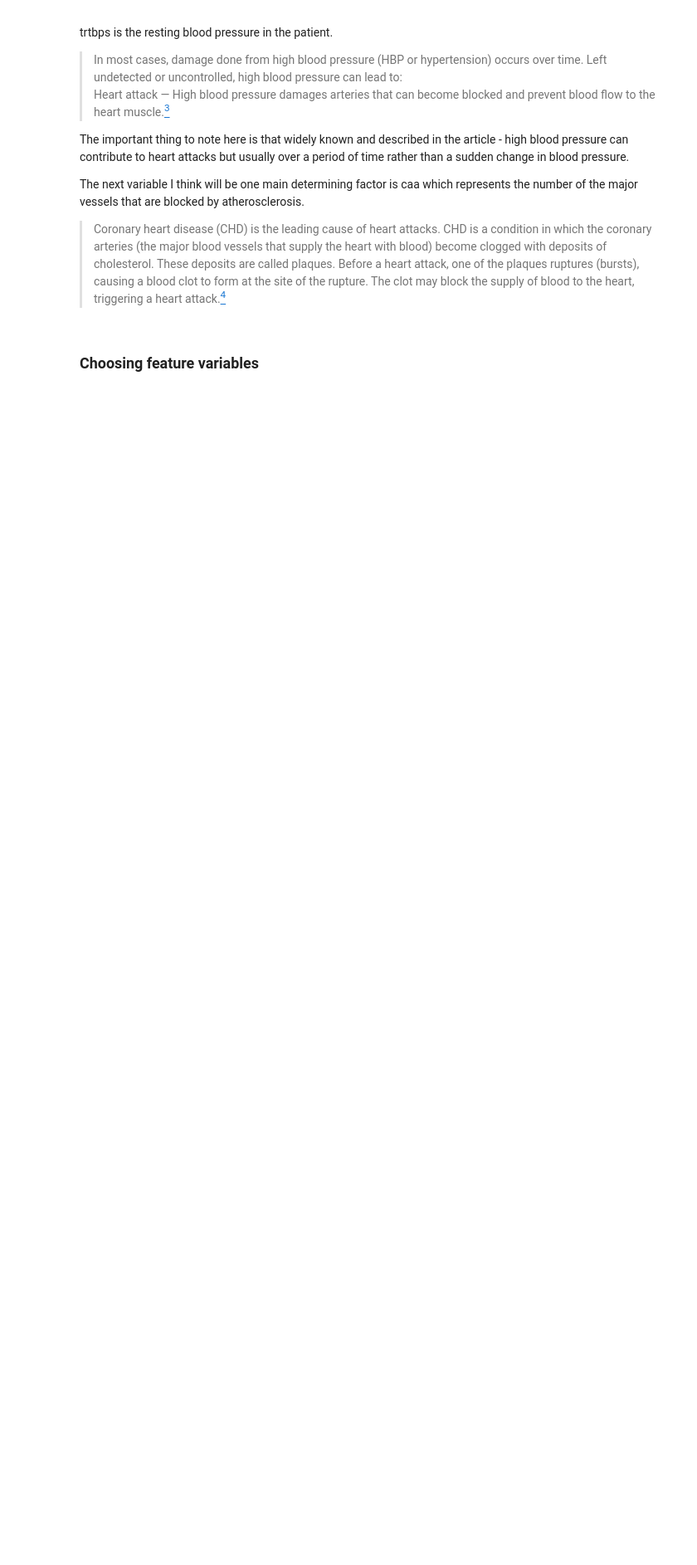
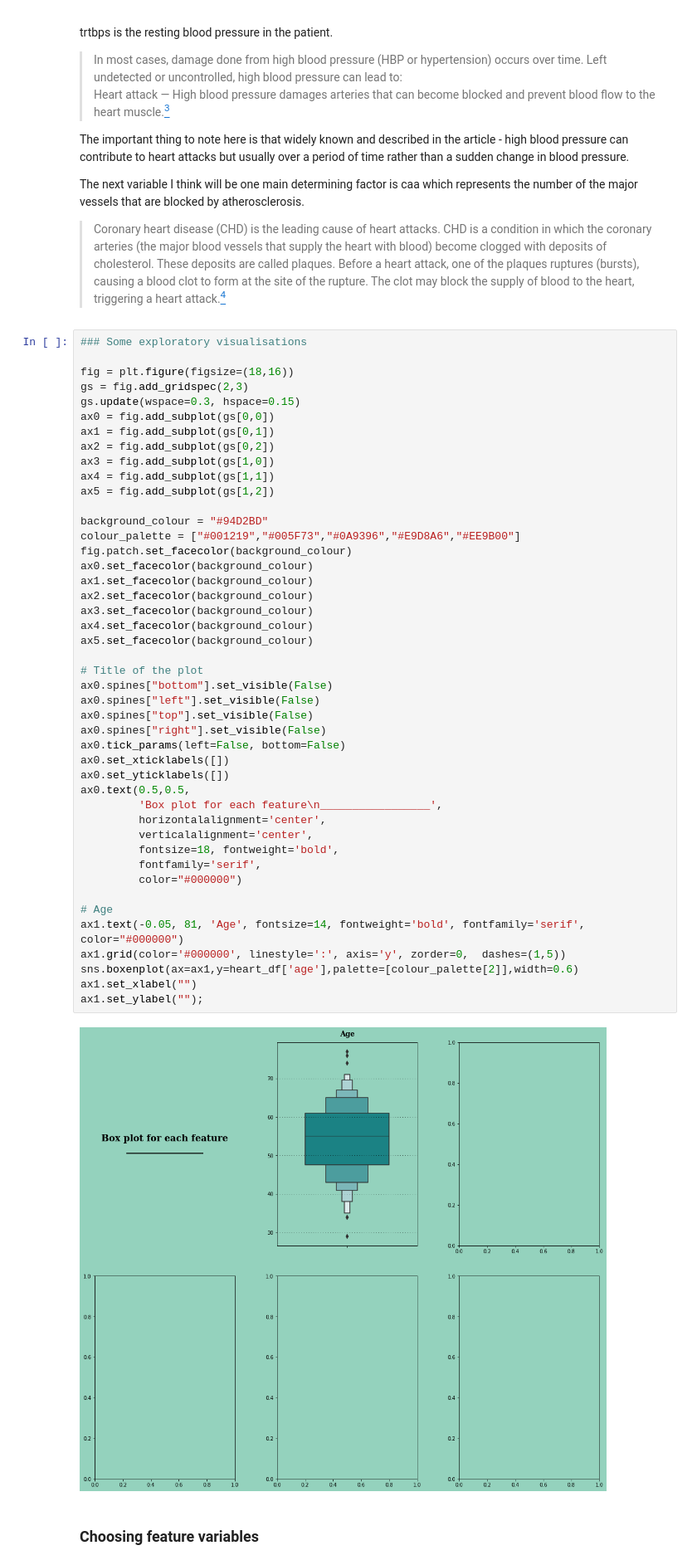
Before and after one commit to viswambaran/DataDrivenAnalytics, a Jupyter notebook: HeartAttackPredictor/HeartAttackPredictionModel.ipynb, the cells around one changed output. Shown: that part at 83% size. Cells and saved outputs as stored; diff of their text form; blank space fills up the shorter version.

Commit message:
adding in first exploratory plot

```diff
--- a/HeartAttackPredictor/HeartAttackPredictionModel.ipynb
+++ b/HeartAttackPredictor/HeartAttackPredictionModel.ipynb
@@ -139,6 +139,53 @@ The next variable I think will be one main determining factor is caa which repre
 
 >Coronary heart disease (CHD) is the leading cause of heart attacks. CHD is a condition in which the coronary arteries (the major blood vessels that supply the heart with blood) become clogged with deposits of cholesterol. These deposits are called plaques.
 >Before a heart attack, one of the plaques ruptures (bursts), causing a blood clot to form at the site of the rupture. The clot may block the supply of blood to the heart, triggering a heart attack.[<sup>4</sup>](#fn4)
+# %%
+### Some exploratory visualisations
+
+fig = plt.figure(figsize=(18,16))
+gs = fig.add_gridspec(2,3)
+gs.update(wspace=0.3, hspace=0.15)
+ax0 = fig.add_subplot(gs[0,0])
+ax1 = fig.add_subplot(gs[0,1])
+ax2 = fig.add_subplot(gs[0,2])
+ax3 = fig.add_subplot(gs[1,0])
+ax4 = fig.add_subplot(gs[1,1])
+ax5 = fig.add_subplot(gs[1,2])
+
+background_colour = "#94D2BD"
+colour_palette = ["#001219","#005F73","#0A9396","#E9D8A6","#EE9B00"]
+fig.patch.set_facecolor(background_colour)
+ax0.set_facecolor(background_colour)
+ax1.set_facecolor(background_colour)
+ax2.set_facecolor(background_colour)
+ax3.set_facecolor(background_colour)
+ax4.set_facecolor(background_colour)
+ax5.set_facecolor(background_colour)
+
+# Title of the plot
+ax0.spines["bottom"].set_visible(False)
+ax0.spines["left"].set_visible(False)
+ax0.spines["top"].set_visible(False)
+ax0.spines["right"].set_visible(False)
+ax0.tick_params(left=False, bottom=False)
+ax0.set_xticklabels([])
+ax0.set_yticklabels([])
+ax0.text(0.5,0.5,
+         'Box plot for each feature\n_________________',
+         horizontalalignment='center',
+         verticalalignment='center',
+         fontsize=18, fontweight='bold',
+         fontfamily='serif',
+         color="#000000")
+
+# Age
+ax1.text(-0.05, 81, 'Age', fontsize=14, fontweight='bold', fontfamily='serif', color="#000000")
+ax1.grid(color='#000000', linestyle=':', axis='y', zorder=0,  dashes=(1,5))
+sns.boxenplot(ax=ax1,y=heart_df['age'],palette=[colour_palette[2]],width=0.6)
+ax1.set_xlabel("")
+ax1.set_ylabel("");
+# %% [output]
+[figure, added]
 # %% [markdown]
 ### Choosing feature variables
 # %%
```
Also changed, not shown: parts of 4 cells of this notebook.
